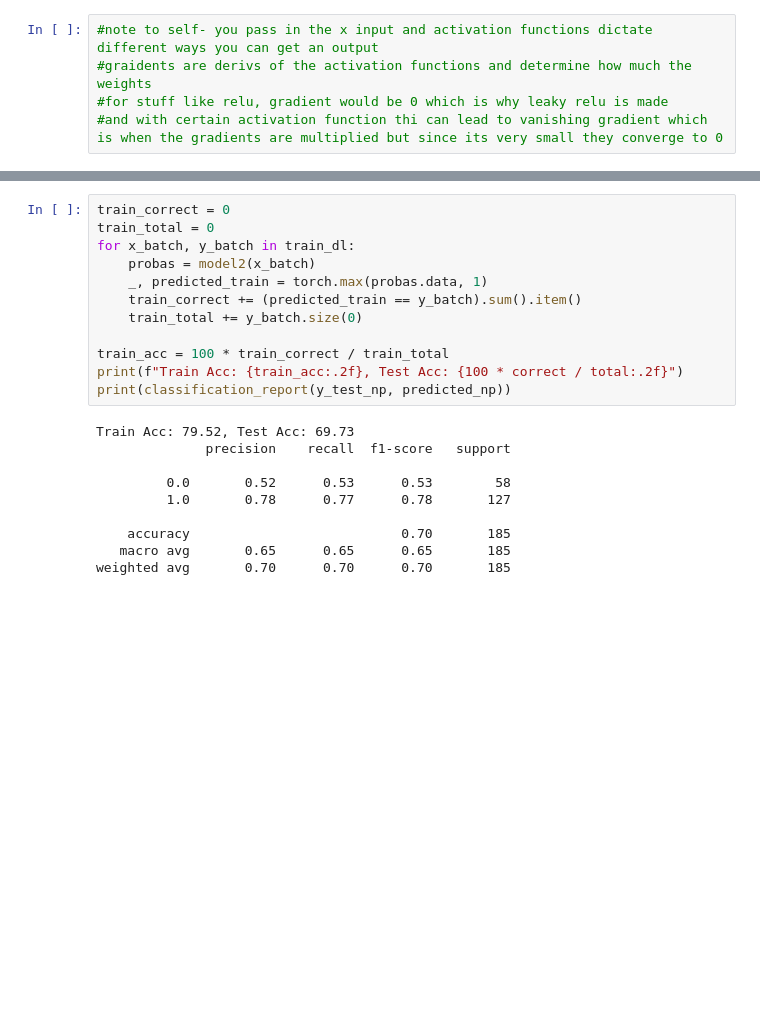
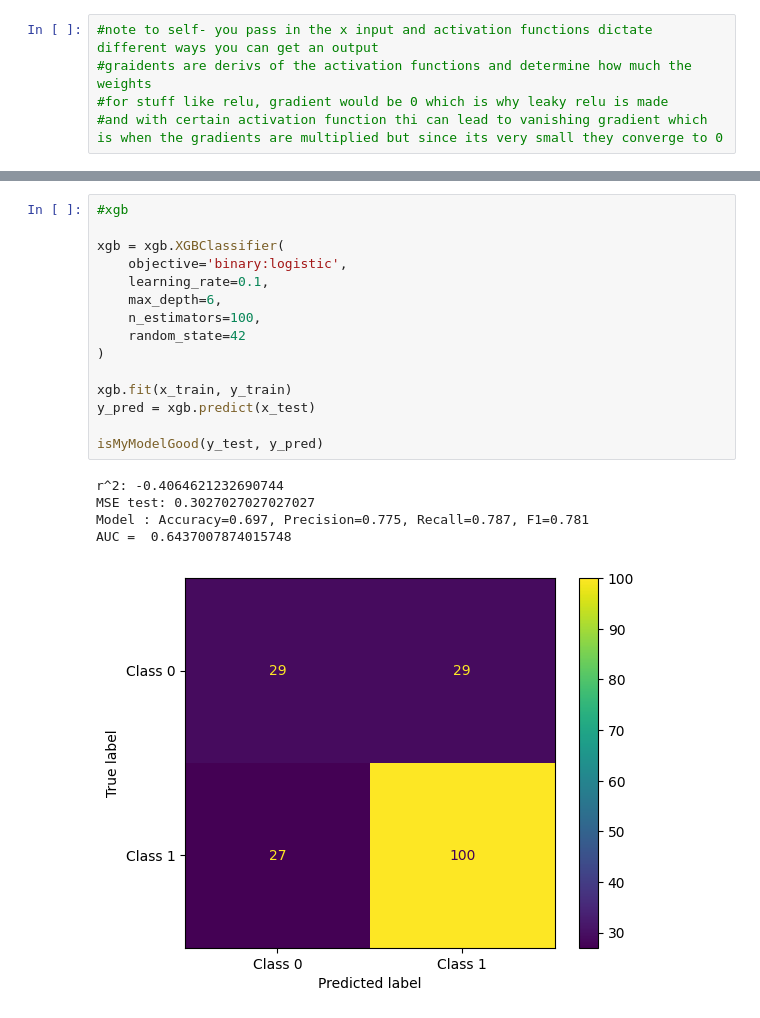
Before and after one commit to rileydrcelik/startup_predictor, a Jupyter notebook: testingbyasap.ipynb, the cells around one changed output, grey strips where cells are left out. Drawn from its saved outputs; the diff is of its cells as text; blank space fills up the shorter version.

```diff
--- a/testingbyasap.ipynb
+++ b/testingbyasap.ipynb
@@ -1073,22 +1051,21 @@ plt.show()
-# %%
-train_correct = 0
-train_total = 0
-for x_batch, y_batch in train_dl:
-    probas = model2(x_batch)
-    _, predicted_train = torch.max(probas.data, 1)
-    train_correct += (predicted_train == y_batch).sum().item()
-    train_total += y_batch.size(0)
-
-train_acc = 100 * train_correct / train_total
-print(f"Train Acc: {train_acc:.2f}, Test Acc: {100 * correct / total:.2f}")
-print(classification_report(y_test_np, predicted_np))
-# %% [output]
-Train Acc: 79.52, Test Acc: 69.73
-              precision    recall  f1-score   support
-
-         0.0       0.52      0.53      0.53        58
-         1.0       0.78      0.77      0.78       127
-
-    accuracy                           0.70       185
-   macro avg       0.65      0.65      0.65       185
-weighted avg       0.70      0.70      0.70       185
+# %%
+#xgb
+
+xgb = xgb.XGBClassifier(
+    objective='binary:logistic',
+    learning_rate=0.1,
+    max_depth=6,
+    n_estimators=100,
+    random_state=42
+)
+
+xgb.fit(x_train, y_train)
+y_pred = xgb.predict(x_test)
+
+isMyModelGood(y_test, y_pred)
+# %% [output]
+r^2: -0.4064621232690744
+MSE test: 0.3027027027027027
+Model : Accuracy=0.697, Precision=0.775, Recall=0.787, F1=0.781
+AUC =  0.6437007874015748
+[figure, added]
```
Also changed, not shown: parts of 14 cells of this notebook, 1 other file.
